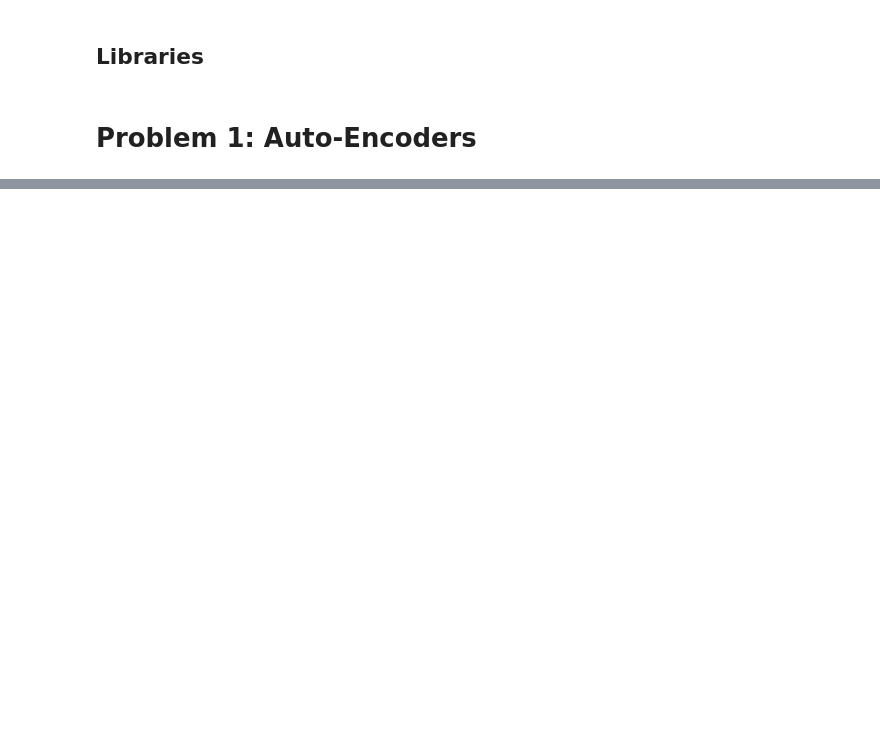
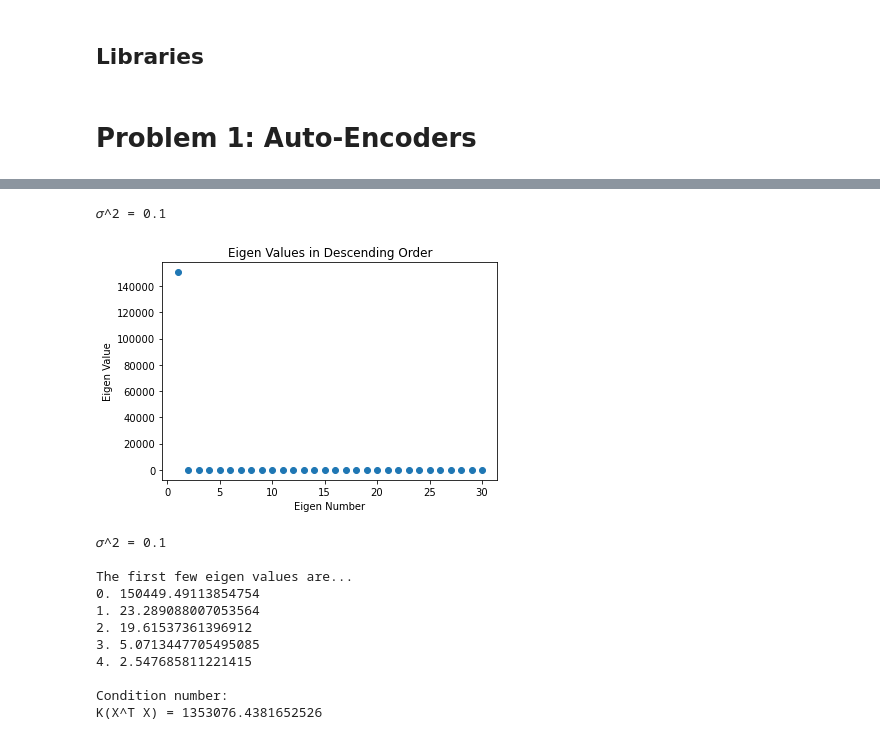
Before and after one commit to hgropper/Unsupervised-Learning, a Jupyter notebook: Auto-encoder.ipynb, the cells around one changed output, grey strips where cells are left out. Saved outputs shown, nothing was run; the diff lists cells and outputs as text; code cells hidden in the pictures; blank space fills up the shorter version.

```diff
--- a/Auto-encoder.ipynb
+++ b/Auto-encoder.ipynb
@@ -303,0 +459,16 @@ run_experiment(x_train, num_hidden_layers = HIDDEN_NODES, trials = 10000)
+# %%
+PCA_experiement(sigma = 0.1)
+# %% [output]
+𝜎^2 = 0.1
+[figure, added]
+𝜎^2 = 0.1
+
+The first few eigen values are...
+0. 150449.49113854754
+1. 23.289088007053564
+2. 19.61537361396912
+3. 5.0713447705495085
+4. 2.547685811221415
+
+Condition number:
+K(X^T X) = 1353076.4381652526
```
Also changed, not shown: parts of 45 cells of this notebook.
